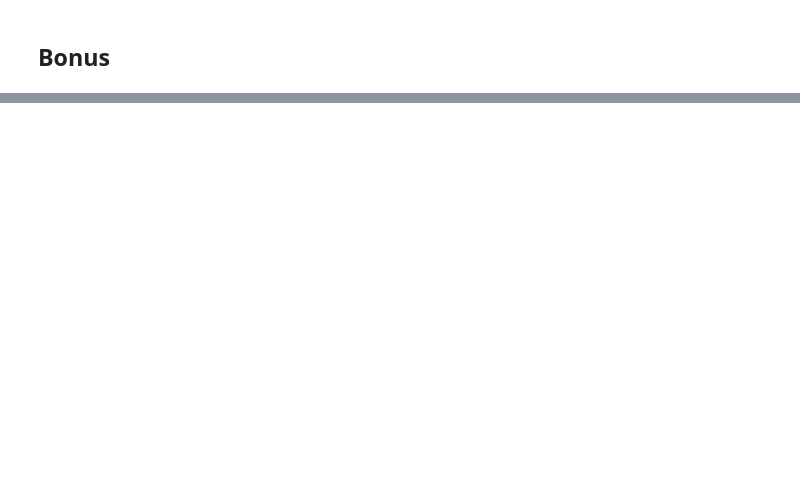
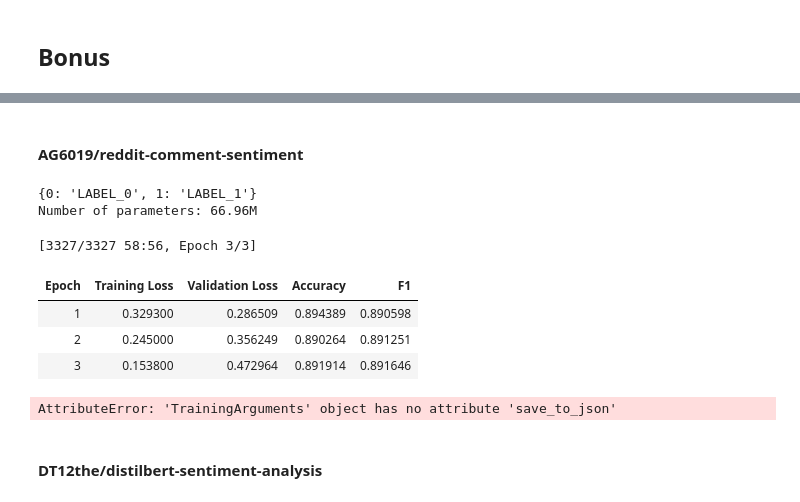
Before and after one commit to saropi99/nlp-project, a Jupyter notebook: 2-assignment/notebook.ipynb, the cells around one changed output, grey strips where cells are left out. Drawn from its saved outputs; the diff is of its cells as text; code cells hidden in the pictures; blank space fills up the shorter version.

Commit message:
adding models and fixing branch

```diff
--- a/2-assignment/notebook.ipynb
+++ b/2-assignment/notebook.ipynb
@@ -81,7 +93,6 @@ print(siebert_roberta_tokenizer('How you going?'))
 #siebert_roberta
 mapper = {
     "NEGATIVE": 0,
-    "POSITIVE": 1,
-    "NEUTRAL": 1
+    "POSITIVE": 1
 }
 utils.apply_kaggle_model(siebert_roberta, mapper, x_val, y_val)
@@ -108,0 +253,67 @@ Creating our own model
+# %% [markdown]
+#### AG6019/reddit-comment-sentiment
+# %%
+
+# https://huggingface.co/AG6019/reddit-comment-sentiment
+
+
+AG6019_tokenizer = AutoTokenizer.from_pretrained("AG6019/reddit-comment-sentiment")
+AG6019_model = AutoModelForSequenceClassification.from_pretrained("AG6019/reddit-comment-sentiment", num_labels=2)
+
+
+print(AG6019_model.config.id2label)
+
+num_parameters = AG6019_model.num_parameters() / 1_000_000
+print(f"Number of parameters: {num_parameters:.2f}M")
+
+
+train_encodings = utils.tokenize_data(x_train, AG6019_tokenizer)
+val_encodings = utils.tokenize_data(x_val, AG6019_tokenizer)
+# %% [output]
+{0: 'LABEL_0', 1: 'LABEL_1'}
+Number of parameters: 66.96M
+# %%
+train_dataset = CustomDataset(train_encodings, y_train)
+val_dataset = CustomDataset(val_encodings, y_val)
+
+training_args = TrainingArguments(
+    output_dir="./AG6019_results",
+    num_train_epochs=3,
+    per_device_train_batch_size=8,
+    per_device_eval_batch_size=16,
+    eval_strategy="epoch",
+    logging_dir="./AG6019_logs",
+    learning_rate=2e-5,
+    weight_decay=0.01,
+)
+
+def compute_metrics(p):
+    preds = np.argmax(p.predictions, axis=1)
+    return {
+        "accuracy": accuracy_score(p.label_ids, preds),
+        "f1": f1_score(p.label_ids, preds),
+    }
+
+trainer = Trainer(
+    model=AG6019_model,
+    args=training_args,
+    train_dataset=train_dataset,
+    eval_dataset=val_dataset,
+    compute_metrics=compute_metrics,
+)
+
+trainer.train()
+
+# Save the model
+trainer.save_model("AG6019_model")
+# Save the tokenizer
+AG6019_tokenizer.save_pretrained("AG6019_model")
+# %% [output]
+[3327/3327 58:56, Epoch 3/3]
+| Epoch | Training Loss | Validation Loss | Accuracy | F1 |
+| 1 | 0.329300 | 0.286509 | 0.894389 | 0.890598 |
+| 2 | 0.245000 | 0.356249 | 0.890264 | 0.891251 |
+| 3 | 0.153800 | 0.472964 | 0.891914 | 0.891646 |
+AttributeError: 'TrainingArguments' object has no attribute 'save_to_json'
+# %% [markdown]
+#### DT12the/distilbert-sentiment-analysis
```
Also changed, not shown: parts of 20 cells of this notebook, 9 other files.
